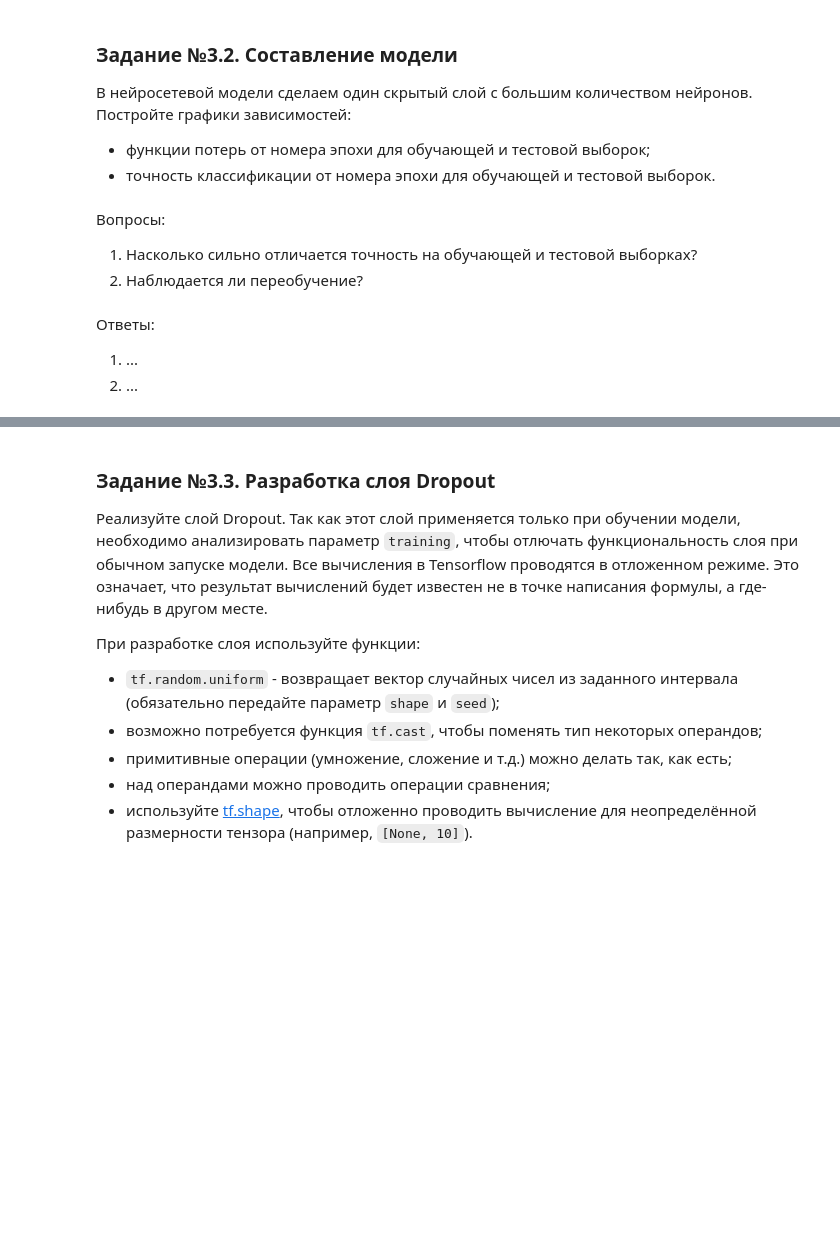
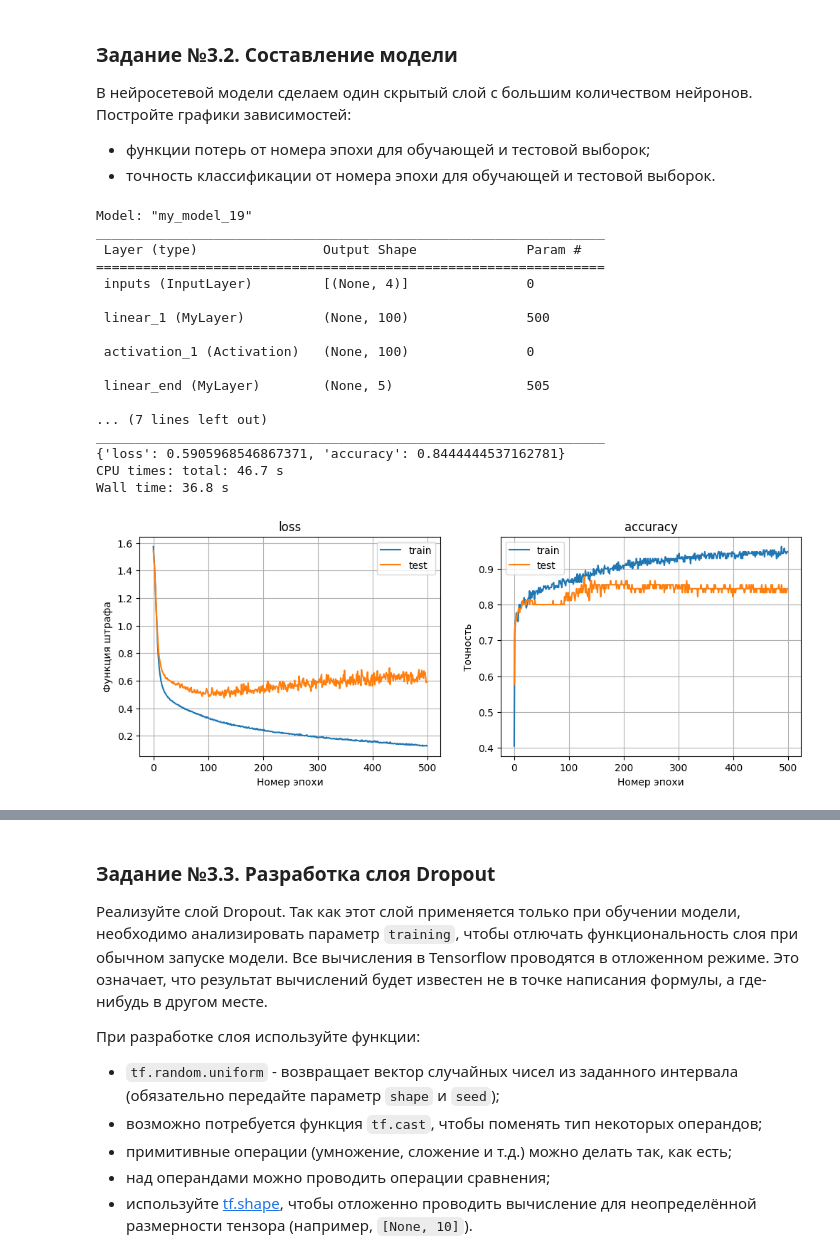
Before and after one commit to drkwdck/machine-learning, a Jupyter notebook: lab4.ipynb, the cells around one changed output, grey strips where cells are left out. Saved outputs shown, nothing was run; the diff lists cells and outputs as text; code cells hidden in the pictures; blank space fills up the shorter version.

```diff
--- a/lab4.ipynb
+++ b/lab4.ipynb
@@ -541,36 +605,47 @@ for x, y, ax in [(*d3.train, ax0), (*d3.test, ax1)]:
 # %%
 %%time
 def create_model3():
     inputs = keras.layers.Input(shape=(d3.x_train.shape[-1],), name="inputs")
     x = MyLayer(100, seed=12, name='linear_1')(inputs)
     x = keras.layers.Activation('relu', name='activation_1')(x)
     x = MyLayer(len(set(d3.y_train)), seed=47, name='linear_end')(x)
     outputs = keras.layers.Activation('softmax', name='activation_end')(x)
     model = MyModel(inputs=inputs, outputs=outputs)
     model.compile(optimizer=GradDescent(0.1), loss='sparse_categorical_crossentropy', metrics=['accuracy'])
     return model
 
 model3 = create_model3()
 model3.summary()
 history3 = model3.fit(*d3.train, epochs=500, validation_data=d3.test, verbose=0)
 
 fig, (ax0, ax1) = plt.subplots(1, 2, figsize=(6*2, 4))
 ax0.plot(history3.history['loss'], label='train')
 ax0.plot(history3.history['val_loss'], label='test')
-ax0.set(xlabel=???, ???)
+ax0.set(xlabel='Номер эпохи', ylabel='Функция штрафа', title='loss')
 ax0.legend()
-ax1.plot(???, label='train')
-???
+ax1.plot(history3.history['accuracy'], label='train')
+ax1.plot(history3.history['val_accuracy'], label='test')
+ax1.set(xlabel='Номер эпохи', ylabel='Точность', title='accuracy')
+ax1.legend()
 
 result = model3.evaluate(*d3.test, verbose=0)
 print(dict(zip(model3.metrics_names, result)))
+# %% [output]
+Model: "my_model_19"
+_________________________________________________________________
+ Layer (type)                Output Shape              Param #
+=================================================================
+ inputs (InputLayer)         [(None, 4)]               0
+
+ linear_1 (MyLayer)          (None, 100)               500
+
+ activation_1 (Activation)   (None, 100)               0
+
+ linear_end (MyLayer)        (None, 5)                 505
+
+... (7 lines left out)
+_________________________________________________________________
+{'loss': 0.5905968546867371, 'accuracy': 0.8444444537162781}
+CPU times: total: 46.7 s
+Wall time: 36.8 s
+[figure, added]
-# %% [markdown]
-Вопросы:
-
-1. Насколько сильно отличается точность на обучающей и тестовой выборках?
-1. Наблюдается ли переобучение?
-# %% [markdown]
-Ответы:
-
-1. ...
-1. ...
```
Also changed, not shown: parts of 25 cells of this notebook.
